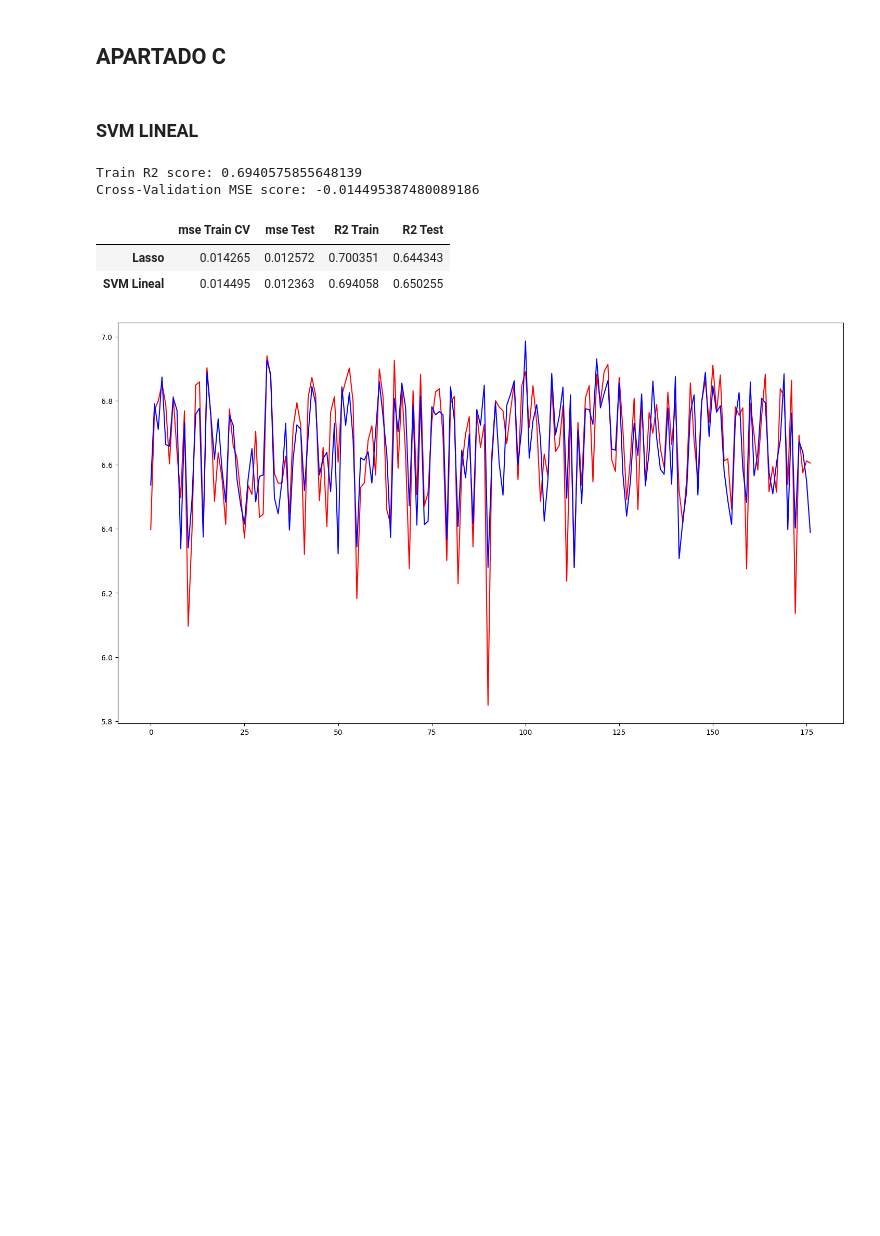
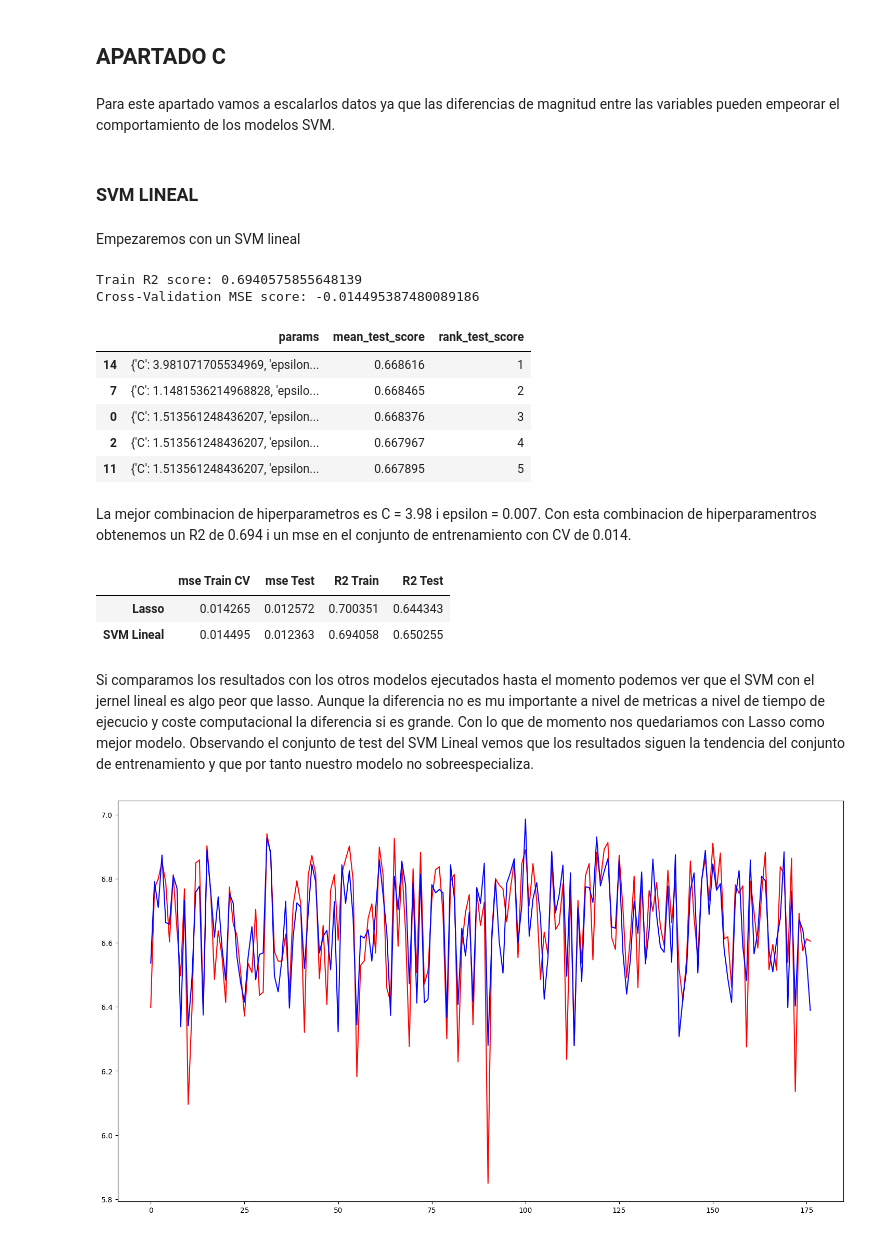
Before and after one commit to DesdenLK/APA, a Jupyter notebook: P4/P1_Llista4_Luca_Acosta_Iglesias.ipynb, the cells around one changed output. Drawn from its saved outputs; the diff is of its cells as text; code cells hidden in the pictures; blank space fills up the shorter version.

```diff
--- a/P4/P1_Llista4_Luca_Acosta_Iglesias.ipynb
+++ b/P4/P1_Llista4_Luca_Acosta_Iglesias.ipynb
@@ -274,8 +320,12 @@ scaler = MinMaxScaler()
 
 X_train_scaled = scaler.fit_transform(X_train)
 X_test_scaled = scaler.transform(X_test)
+# %% [markdown]
+Para este apartado vamos a escalarlos datos ya que las diferencias de magnitud entre las variables pueden empeorar el comportamiento de los modelos SVM.
 # %% [markdown]
 ### SVM LINEAL
+# %% [markdown]
+Empezaremos con un SVM lineal
 # %%
 from sklearn.metrics import make_scorer
 from sklearn.svm import SVR
@@ -303,6 +353,17 @@ print('Train R2 score: {}\nCross-Validation MSE score: {}'.format(r2_lsvr_gs, ms
 # %% [output]
 Train R2 score: 0.6940575855648139
 Cross-Validation MSE score: -0.014495387480089186
+# %%
+show_html(pd.DataFrame(lsvr_gs.cv_results_).loc[:,['params', 'mean_test_score','rank_test_score']].sort_values(by='rank_test_score').head().to_html())
+# %% [output]
+|  | params | mean_test_score | rank_test_score |
+| 14 | {'C': 3.981071705534969, 'epsilon... | 0.668616 | 1 |
+| 7 | {'C': 1.1481536214968828, 'epsilo... | 0.668465 | 2 |
+| 0 | {'C': 1.513561248436207, 'epsilon... | 0.668376 | 3 |
+| 2 | {'C': 1.513561248436207, 'epsilon... | 0.667967 | 4 |
+| 11 | {'C': 1.513561248436207, 'epsilon... | 0.667895 | 5 |
+# %% [markdown]
+La mejor combinacion de hiperparametros es C = 3.98 i epsilon = 0.007. Con esta combinacion de hiperparamentros obtenemos un R2 de 0.694 i un mse en el conjunto de entrenamiento con CV de 0.014.
 # %%
 y_pred_lsvr_gs = lsvr_gs.predict(X_test_scaled)
 # %%
@@ -315,6 +376,8 @@ results
 |  | mse Train CV | mse Test | R2 Train | R2 Test |
 | Lasso | 0.014265 | 0.012572 | 0.700351 | 0.644343 |
 | SVM Lineal | 0.014495 | 0.012363 | 0.694058 | 0.650255 |
+# %% [markdown]
+Si comparamos los resultados con los otros modelos ejecutados hasta el momento podemos ver que el SVM con el jernel lineal es algo peor que lasso. Aunque la diferencia no es mu importante a nivel de metricas a nivel de tiempo de ejecucio y coste computacional la diferencia si es grande. Con lo que de momento nos quedariamos con Lasso como mejor modelo. Observando el conjunto de test del SVM Lineal vemos que los resultados siguen la tendencia del conjunto de entrenamiento y que por tanto nuestro modelo no sobreespecializa.
 # %%
 plt.figure(figsize=(18,10))
 plt.plot(y_test.to_numpy(),'r');
```
Also changed, not shown: parts of 42 cells of this notebook.
